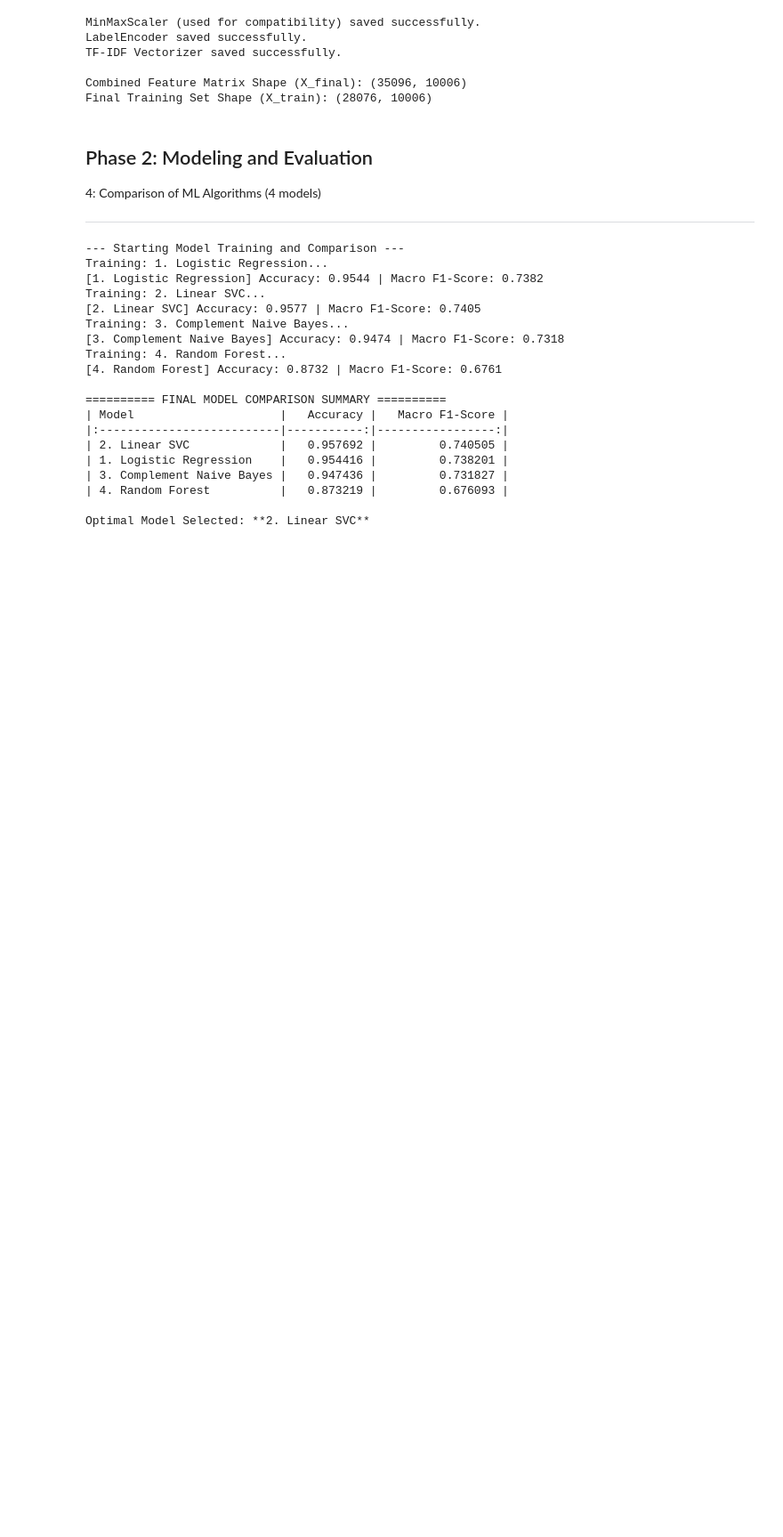
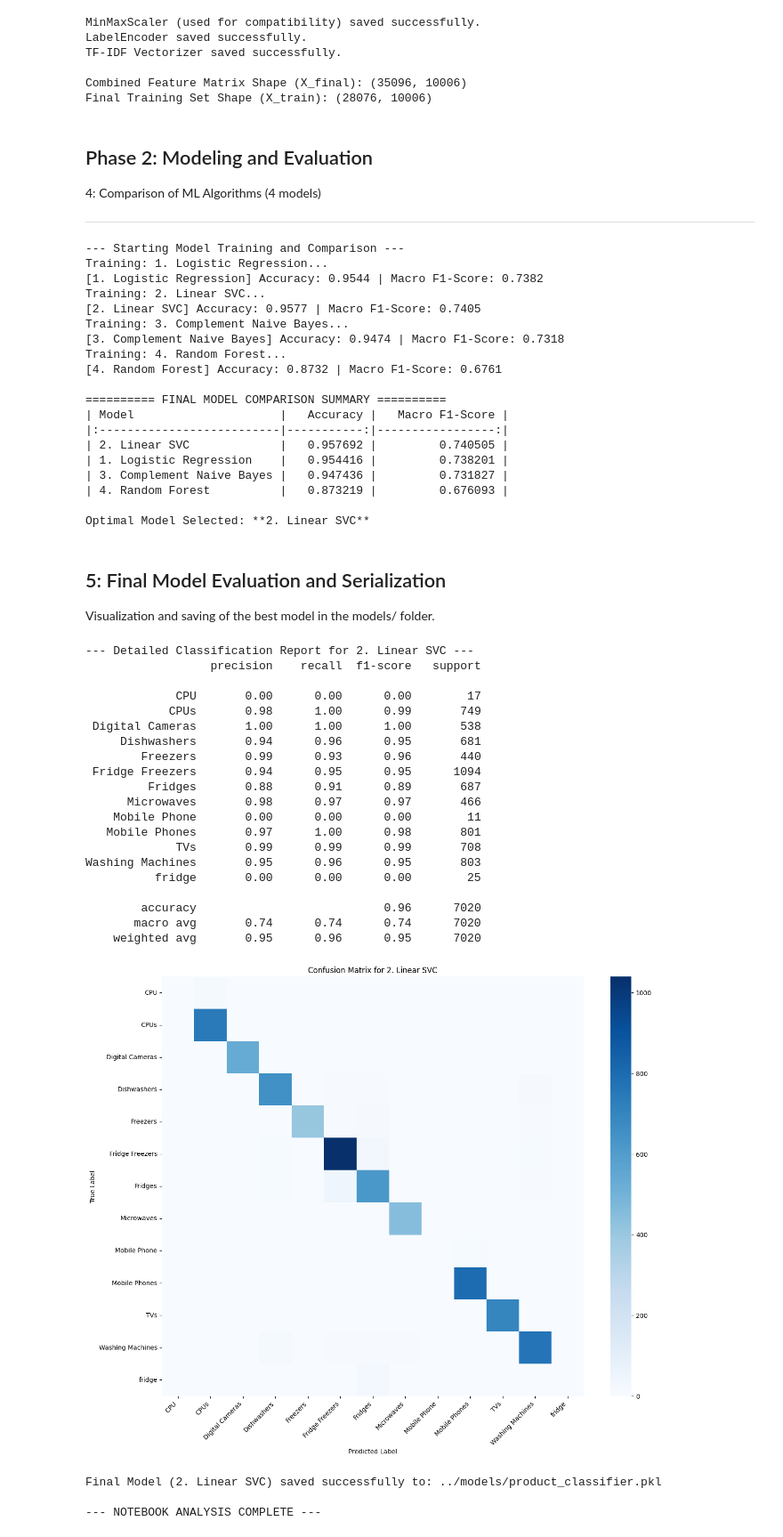
Before and after one commit to lav162329/product-category-classifier, a Jupyter notebook: notebooks/02_feature_engineering_and_modeling.ipynb, the cells around one changed output. Shown at 89% size. Cells and saved outputs as stored; diff of their text form; code cells hidden in the pictures; blank space fills up the shorter version.

Commit message:
Final Evaluation and Model Saving

```diff
--- a/notebooks/02_feature_engineering_and_modeling.ipynb
+++ b/notebooks/02_feature_engineering_and_modeling.ipynb
@@ -240,3 +240,59 @@ Training: 4. Random Forest...
 | 4. Random Forest          |   0.873219 |         0.676093 |
 
 Optimal Model Selected: **2. Linear SVC**
+# %% [markdown]
+## 5: Final Model Evaluation and Serialization
+
+Visualization and saving of the best model in the models/ folder.
+# %%
+# Final Evaluation and Model Saving
+
+# 1. Detailed Classification Report
+print(f"\n--- Detailed Classification Report for {best_model_name} ---")
+print(classification_report(y_test, best_model_predictions, target_names=le.classes_, zero_division=0))
+
+# 2. Confusion Matrix Visualization
+cm = confusion_matrix(y_test, best_model_predictions)
+cm_df = pd.DataFrame(cm, index=le.classes_, columns=le.classes_)
+
+plt.figure(figsize=(15, 12))
+sns.heatmap(cm_df, annot=False, cmap='Blues', fmt='d')
+plt.title(f'Confusion Matrix for {best_model_name}')
+plt.ylabel('True Label')
+plt.xlabel('Predicted Label')
+plt.xticks(rotation=45, ha='right')
+plt.yticks(rotation=0)
+plt.show()
+
+# 3. Model Serialization (Saving the final artifact)
+# Save the model to the 'models/' directory
+MODEL_PATH = '../models/product_classifier.pkl'
+joblib.dump(best_model, MODEL_PATH)
+
+print(f"\nFinal Model ({best_model_name}) saved successfully to: {MODEL_PATH}")
+print("\n--- NOTEBOOK ANALYSIS COMPLETE ---")
+# %% [output]
+--- Detailed Classification Report for 2. Linear SVC ---
+                  precision    recall  f1-score   support
+
+             CPU       0.00      0.00      0.00        17
+            CPUs       0.98      1.00      0.99       749
+ Digital Cameras       1.00      1.00      1.00       538
+     Dishwashers       0.94      0.96      0.95       681
+        Freezers       0.99      0.93      0.96       440
+ Fridge Freezers       0.94      0.95      0.95      1094
+         Fridges       0.88      0.91      0.89       687
+      Microwaves       0.98      0.97      0.97       466
+    Mobile Phone       0.00      0.00      0.00        11
+   Mobile Phones       0.97      1.00      0.98       801
+             TVs       0.99      0.99      0.99       708
+Washing Machines       0.95      0.96      0.95       803
+          fridge       0.00      0.00      0.00        25
+
+        accuracy                           0.96      7020
+       macro avg       0.74      0.74      0.74      7020
+    weighted avg       0.95      0.96      0.95      7020
+[figure, added]
+Final Model (2. Linear SVC) saved successfully to: ../models/product_classifier.pkl
+
+--- NOTEBOOK ANALYSIS COMPLETE ---
```
